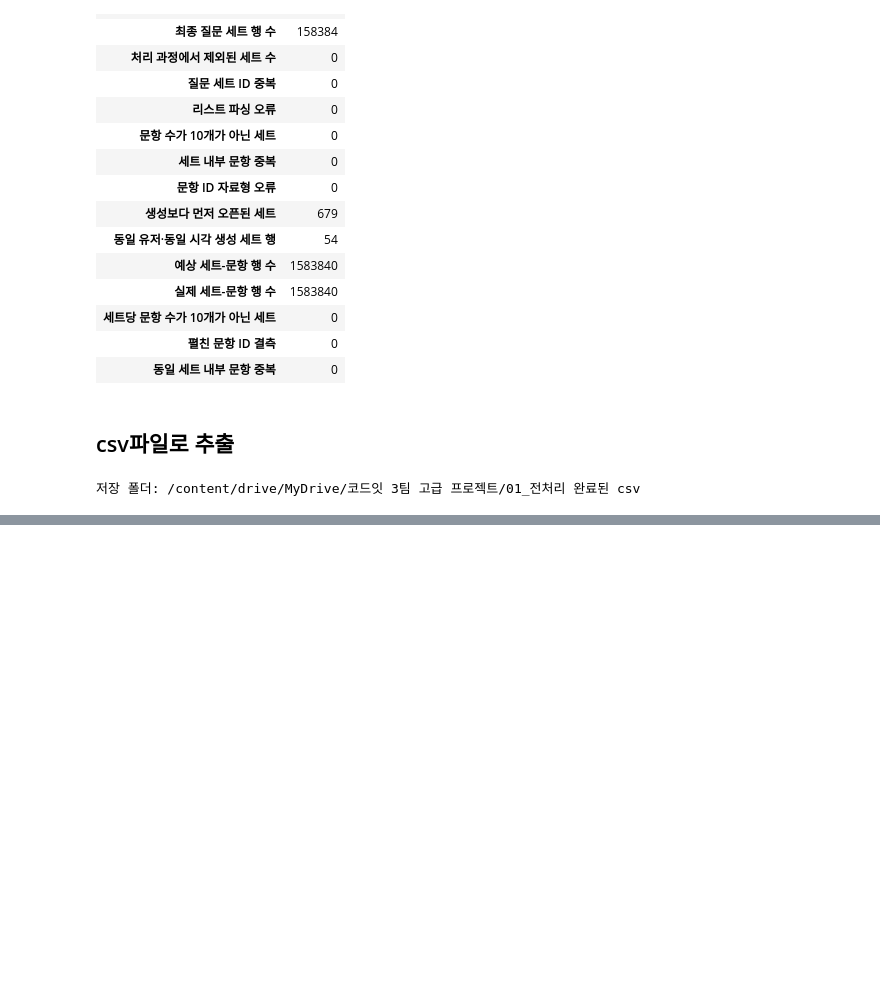
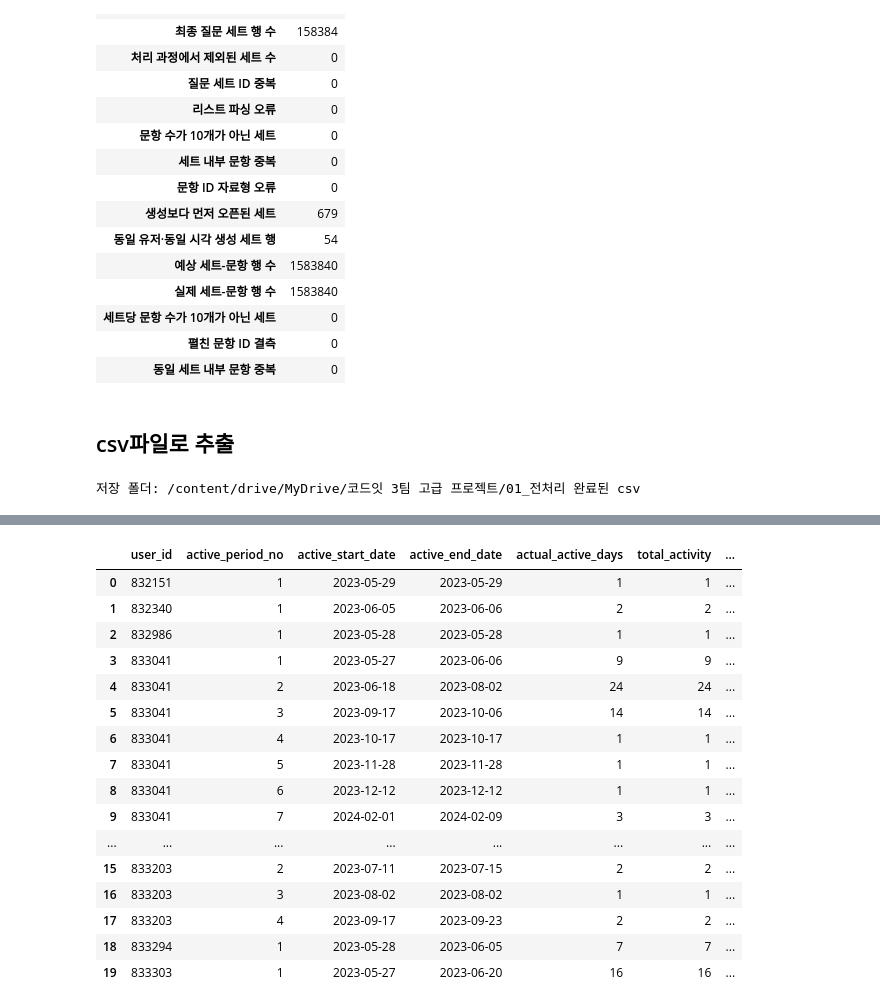
Before and after one commit to DA15-Lab/team3-ping-analytics, a Jupyter notebook: notebooks/Sooyong_analysis.ipynb, the cells around one changed output, grey strips where cells are left out. Saved outputs shown, nothing was run; the diff lists cells and outputs as text; code cells hidden in the pictures; blank space fills up the shorter version.

```diff
--- a/notebooks/Sooyong_analysis.ipynb
+++ b/notebooks/Sooyong_analysis.ipynb
@@ -2180,0 +2268,30 @@ display(export_summary)
+# %%
+# 4-1. 출석 참여로 인정할만한 행을 추린 테이블 생성
+  # user_id, attendance_date: 결측이 아닐 때
+
+attendance_rows = att.loc[
+    att["user_id"].notna()
+    & att["attendance_date"].notna(),
+    [
+        "user_id",
+        "attendance_date",
+    ],
+].drop_duplicates().copy()
+# %%
+# 4-2. 유저별/출석 참여일별 정렬 테이블 생성
+
+attendance_daily = (
+    attendance_rows
+    .sort_values(
+        [
+            "user_id",
+            "attendance_date",
+        ]
+    )
+    .copy()
+)
+
+# 출석 참여일을 1로 값을 하는 컬럼 생성
+attendance_daily["attendance_count"] = 1
+
+attendance_daily.head()
@@ -2180,0 +2420,31 @@ display(export_summary)
+# %%
+# 7. 출석 참여 관련 변수를 함수에 넣어 유저별 출석 참여 활성 기간 생성
+
+attendance_activity_daily, attendance_active_periods = (
+    make_active_periods(
+        activity_daily=attendance_daily,
+        user_col="user_id",
+        date_col="attendance_date",
+        activity_count_col="attendance_count",
+    )
+)
+
+display(attendance_active_periods.head(20))
+# %% [output]
+|  | user_id | active_period_no | active_start_date | active_end_date | actual_active_days | total_activity | ... |
+| 0 | 832151 | 1 | 2023-05-29 | 2023-05-29 | 1 | 1 | ... |
+| 1 | 832340 | 1 | 2023-06-05 | 2023-06-06 | 2 | 2 | ... |
+| 2 | 832986 | 1 | 2023-05-28 | 2023-05-28 | 1 | 1 | ... |
+| 3 | 833041 | 1 | 2023-05-27 | 2023-06-06 | 9 | 9 | ... |
+| 4 | 833041 | 2 | 2023-06-18 | 2023-08-02 | 24 | 24 | ... |
+| 5 | 833041 | 3 | 2023-09-17 | 2023-10-06 | 14 | 14 | ... |
+| 6 | 833041 | 4 | 2023-10-17 | 2023-10-17 | 1 | 1 | ... |
+| 7 | 833041 | 5 | 2023-11-28 | 2023-11-28 | 1 | 1 | ... |
+| 8 | 833041 | 6 | 2023-12-12 | 2023-12-12 | 1 | 1 | ... |
+| 9 | 833041 | 7 | 2024-02-01 | 2024-02-09 | 3 | 3 | ... |
+| ... | ... | ... | ... | ... | ... | ... | ... |
+| 15 | 833203 | 2 | 2023-07-11 | 2023-07-15 | 2 | 2 | ... |
+| 16 | 833203 | 3 | 2023-08-02 | 2023-08-02 | 1 | 1 | ... |
+| 17 | 833203 | 4 | 2023-09-17 | 2023-09-23 | 2 | 2 | ... |
+| 18 | 833294 | 1 | 2023-05-28 | 2023-06-05 | 7 | 7 | ... |
+| 19 | 833303 | 1 | 2023-05-27 | 2023-06-20 | 16 | 16 | ... |
```
Also changed, not shown: parts of 25 cells of this notebook, 1 other file.
